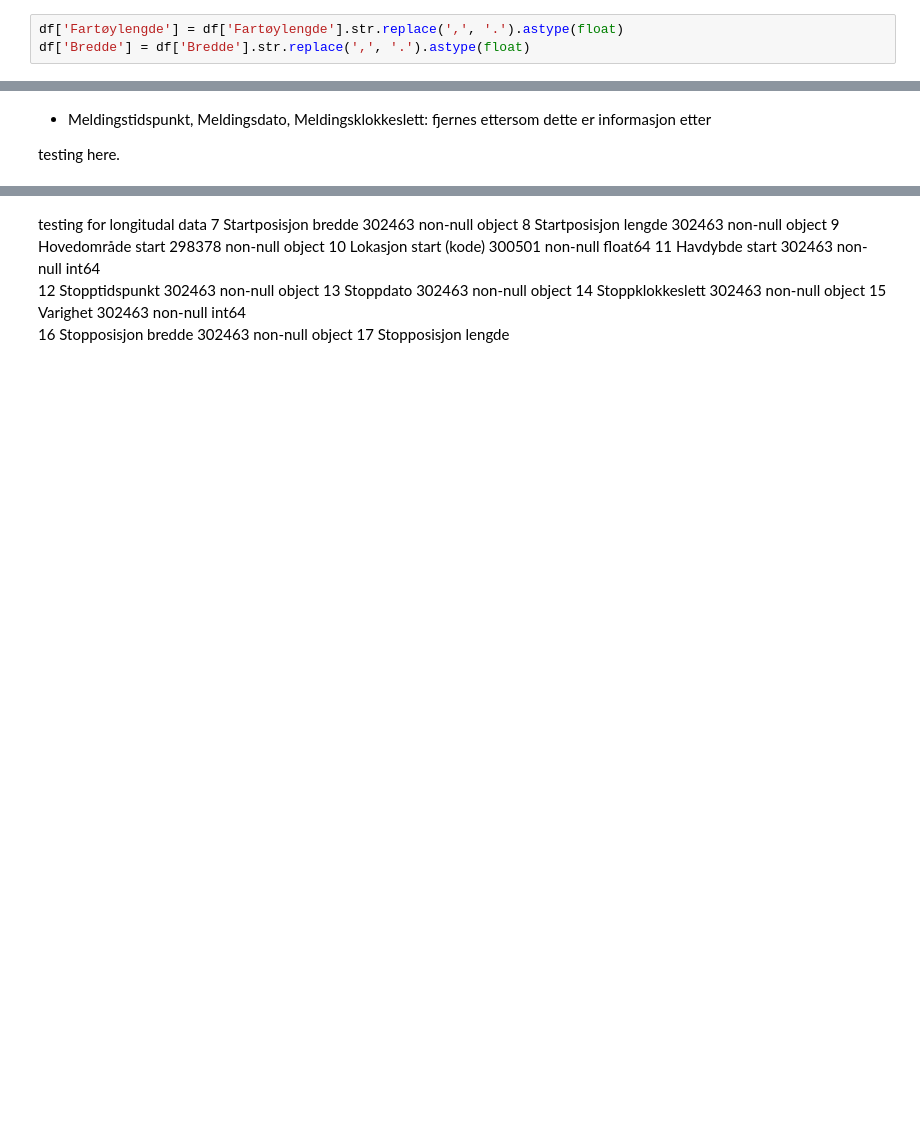
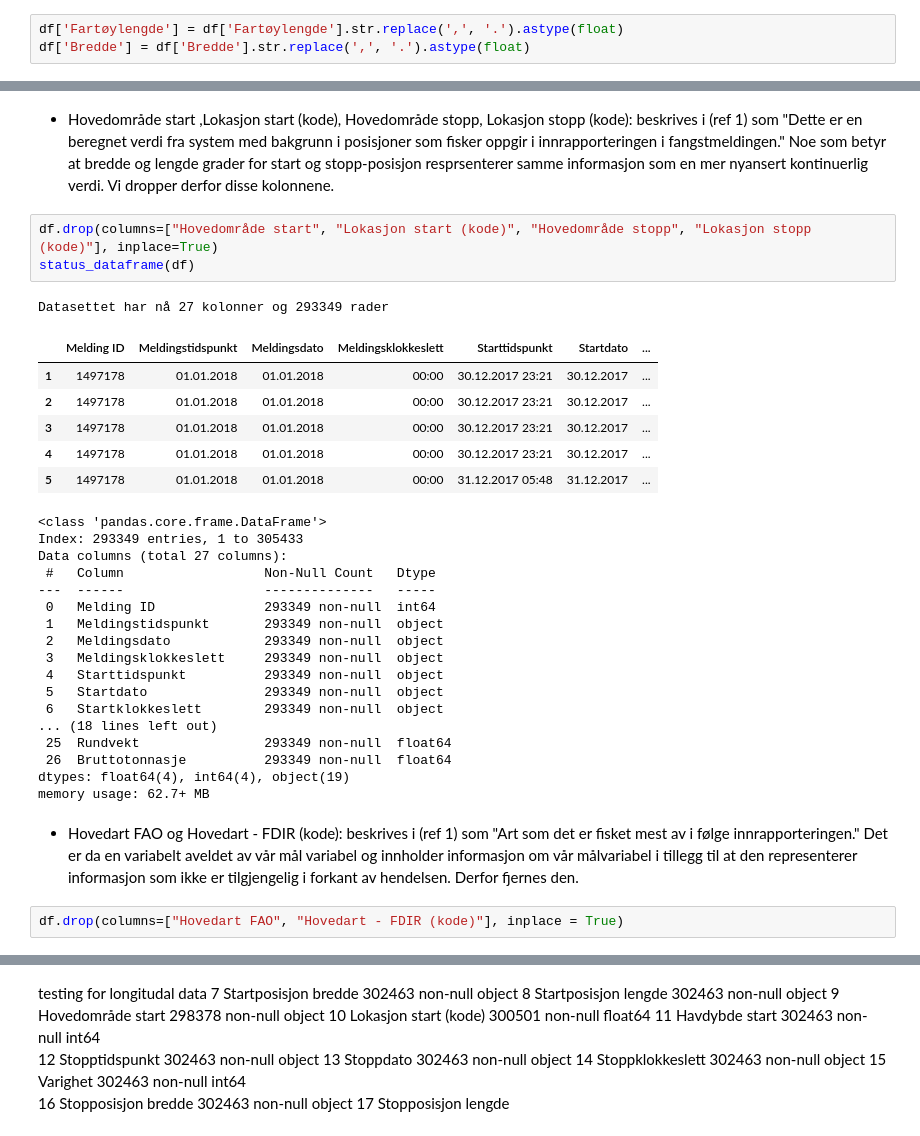
Before and after one commit to Pzorster/INFO284pzor, a Jupyter notebook: New.ipynb, the cells around one changed output, grey strips where cells are left out. Saved outputs shown, nothing was run; the diff lists cells and outputs as text; blank space fills up the shorter version.

```diff
--- a/New.ipynb
+++ b/New.ipynb
@@ -290,5 +408,34 @@ memory usage: 76.2+ MB
-# %% [markdown]
-- Meldingstidspunkt, Meldingsdato, Meldingsklokkeslett: fjernes ettersom dette er informasjon etter
-
-
-testing here.
+# %% [markdown]
+- Hovedområde start ,Lokasjon start (kode), Hovedområde stopp, Lokasjon stopp (kode): beskrives i (ref 1) som "Dette er en beregnet verdi fra system med bakgrunn i posisjoner som fisker oppgir i innrapporteringen i fangstmeldingen." Noe som betyr at bredde og lengde grader for start og stopp-posisjon resprsenterer samme informasjon som en mer nyansert kontinuerlig verdi. Vi dropper derfor disse kolonnene.
+# %%
+df.drop(columns=["Hovedområde start", "Lokasjon start (kode)", "Hovedområde stopp", "Lokasjon stopp (kode)"], inplace=True)
+status_dataframe(df)
+# %% [output]
+Datasettet har nå 27 kolonner og 293349 rader
+|  | Melding ID | Meldingstidspunkt | Meldingsdato | Meldingsklokkeslett | Starttidspunkt | Startdato | ... |
+| 1 | 1497178 | 01.01.2018 | 01.01.2018 | 00:00 | 30.12.2017 23:21 | 30.12.2017 | ... |
+| 2 | 1497178 | 01.01.2018 | 01.01.2018 | 00:00 | 30.12.2017 23:21 | 30.12.2017 | ... |
+| 3 | 1497178 | 01.01.2018 | 01.01.2018 | 00:00 | 30.12.2017 23:21 | 30.12.2017 | ... |
+| 4 | 1497178 | 01.01.2018 | 01.01.2018 | 00:00 | 30.12.2017 23:21 | 30.12.2017 | ... |
+| 5 | 1497178 | 01.01.2018 | 01.01.2018 | 00:00 | 31.12.2017 05:48 | 31.12.2017 | ... |
+<class 'pandas.core.frame.DataFrame'>
+Index: 293349 entries, 1 to 305433
+Data columns (total 27 columns):
+ #   Column                  Non-Null Count   Dtype
+---  ------                  --------------   -----
+ 0   Melding ID              293349 non-null  int64
+ 1   Meldingstidspunkt       293349 non-null  object
+ 2   Meldingsdato            293349 non-null  object
+ 3   Meldingsklokkeslett     293349 non-null  object
+ 4   Starttidspunkt          293349 non-null  object
+ 5   Startdato               293349 non-null  object
+ 6   Startklokkeslett        293349 non-null  object
+... (18 lines left out)
+ 25  Rundvekt                293349 non-null  float64
+ 26  Bruttotonnasje          293349 non-null  float64
+dtypes: float64(4), int64(4), object(19)
+memory usage: 62.7+ MB
+# %% [markdown]
+- Hovedart FAO og Hovedart - FDIR (kode): beskrives i (ref 1) som "Art som det er fisket mest av i følge innrapporteringen." Det er da en variabelt aveldet av vår mål variabel og innholder informasjon om vår målvariabel i tillegg til at den representerer informasjon som ikke er tilgjengelig i forkant av hendelsen. Derfor fjernes den.
+# %%
+df.drop(columns=["Hovedart FAO", "Hovedart - FDIR (kode)"], inplace = True)
```
Also changed, not shown: parts of 58 cells of this notebook.
